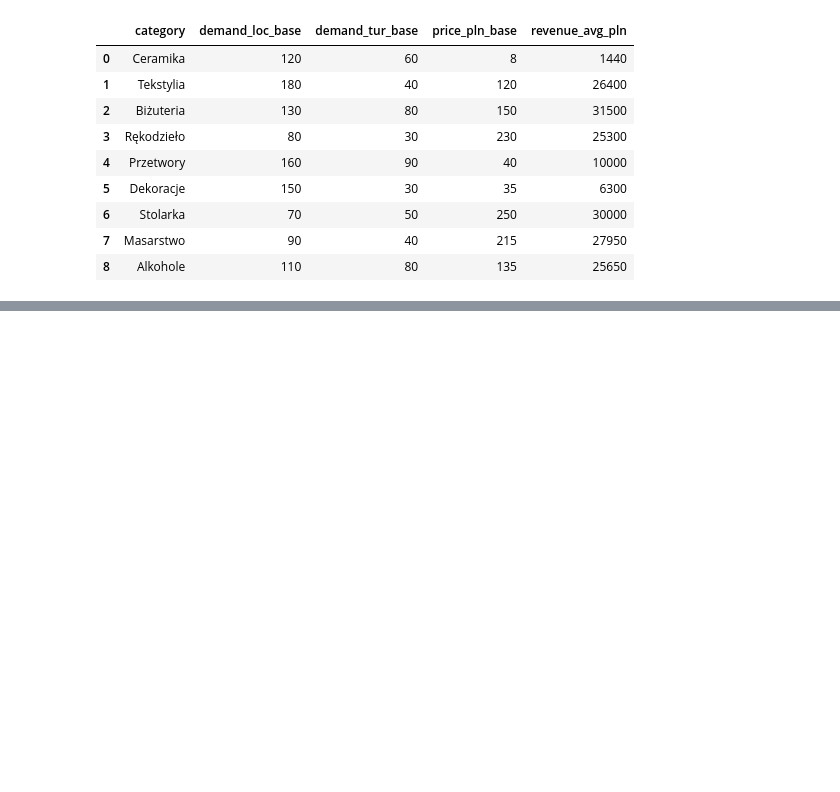
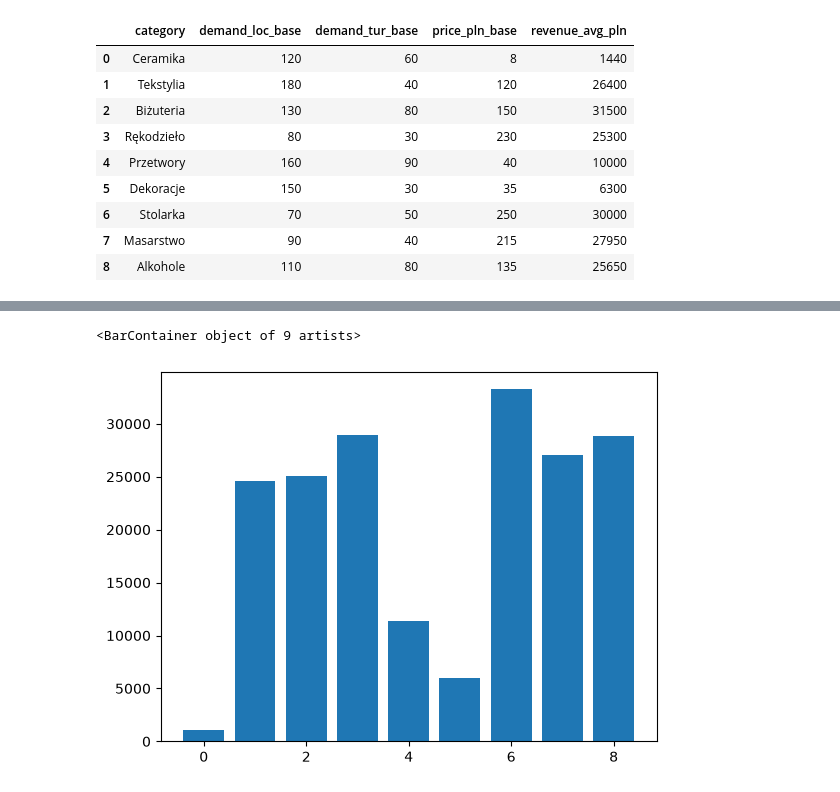
Before and after one commit to NeoNeqs/DataVisualization, a Jupyter notebook: 01-bar.ipynb, the cells around one changed output, grey strips where cells are left out. Cells and saved outputs as stored; diff of their text form; code cells hidden in the pictures; blank space fills up the shorter version.

```diff
--- a/01-bar.ipynb
+++ b/01-bar.ipynb
@@ -46,0 +108,6 @@ display(catalog)
+# %%
+heights = t1["revenue_pln"]
+plt.bar(range(len(heights)), heights)
+# %% [output]
+<BarContainer object of 9 artists>
+[figure, added]
```
Also changed, not shown: parts of 9 cells of this notebook.
